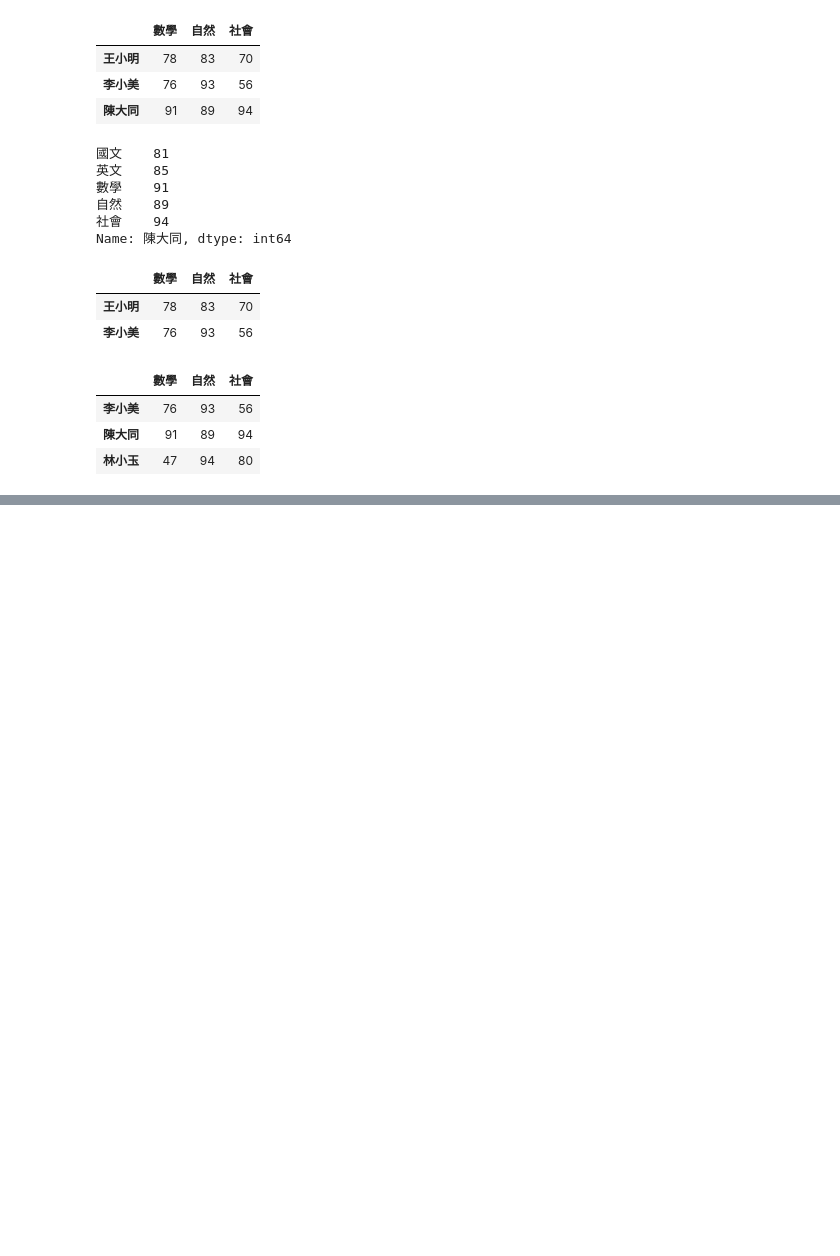
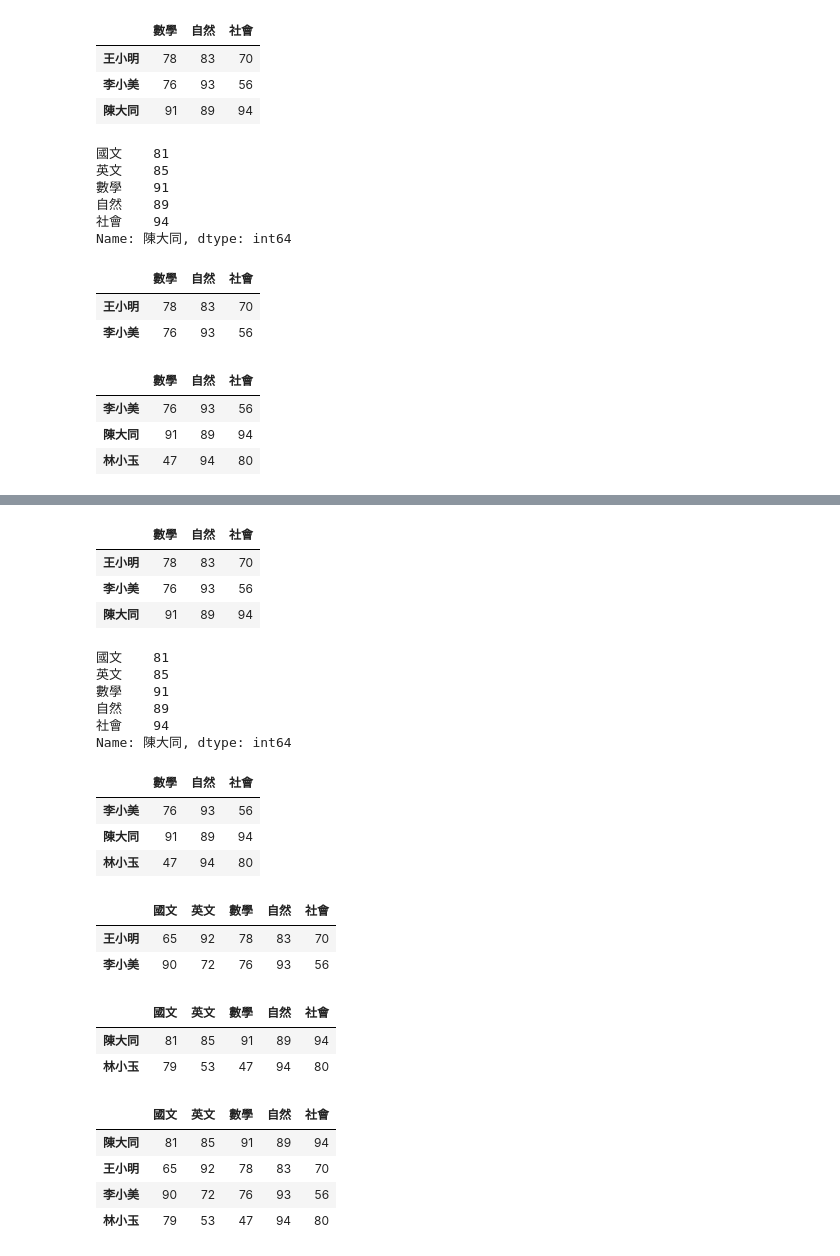
Before and after one commit to tku-peiyucheng/TKU-DM-Class, a Jupyter notebook: 1013.ipynb, the cells around one changed output, grey strips where cells are left out. Saved outputs shown, nothing was run; the diff lists cells and outputs as text; code cells hidden in the pictures; blank space fills up the shorter version.

```diff
--- a/1013.ipynb
+++ b/1013.ipynb
@@ -306,0 +311,8 @@ df4.loc["李小美":, "數學":"社會"]
+# %%
+scores = {'國文':{'王小明':65,'李小美':90,'陳大同':81,'林小玉':79},
+          '英文':{'王小明':92,'李小美':72,'陳大同':85,'林小玉':53},
+          '數學':{'王小明':78,'李小美':76,'陳大同':91,'林小玉':47},
+          '自然':{'王小明':83,'李小美':93,'陳大同':89,'林小玉':94},
+          '社會':{'王小明':70,'李小美':56,'陳大同':94,'林小玉':80}}
+df5 = pd.DataFrame(scores)
+df5
@@ -306,0 +341,43 @@ df4.loc["李小美":, "數學":"社會"]
+# %%
+df5.iloc[0:3, 2:5]
+# %% [output]
+|  | 數學 | 自然 | 社會 |
+| 王小明 | 78 | 83 | 70 |
+| 李小美 | 76 | 93 | 56 |
+| 陳大同 | 91 | 89 | 94 |
+# %%
+df5.iloc[2, :]
+# %% [output]
+國文    81
+英文    85
+數學    91
+自然    89
+社會    94
+Name: 陳大同, dtype: int64
+# %%
+df5.iloc[1:, 2:5]
+# %% [output]
+|  | 數學 | 自然 | 社會 |
+| 李小美 | 76 | 93 | 56 |
+| 陳大同 | 91 | 89 | 94 |
+| 林小玉 | 47 | 94 | 80 |
+# %%
+df5.head(2)
+# %% [output]
+|  | 國文 | 英文 | 數學 | 自然 | 社會 |
+| 王小明 | 65 | 92 | 78 | 83 | 70 |
+| 李小美 | 90 | 72 | 76 | 93 | 56 |
+# %%
+df5.tail(2)
+# %% [output]
+|  | 國文 | 英文 | 數學 | 自然 | 社會 |
+| 陳大同 | 81 | 85 | 91 | 89 | 94 |
+| 林小玉 | 79 | 53 | 47 | 94 | 80 |
+# %%
+df5.sort_values(by="數學", ascending=False)
+# %% [output]
+|  | 國文 | 英文 | 數學 | 自然 | 社會 |
+| 陳大同 | 81 | 85 | 91 | 89 | 94 |
+| 王小明 | 65 | 92 | 78 | 83 | 70 |
+| 李小美 | 90 | 72 | 76 | 93 | 56 |
+| 林小玉 | 79 | 53 | 47 | 94 | 80 |
```
Also changed, not shown: parts of 20 cells of this notebook, 17 other files.
